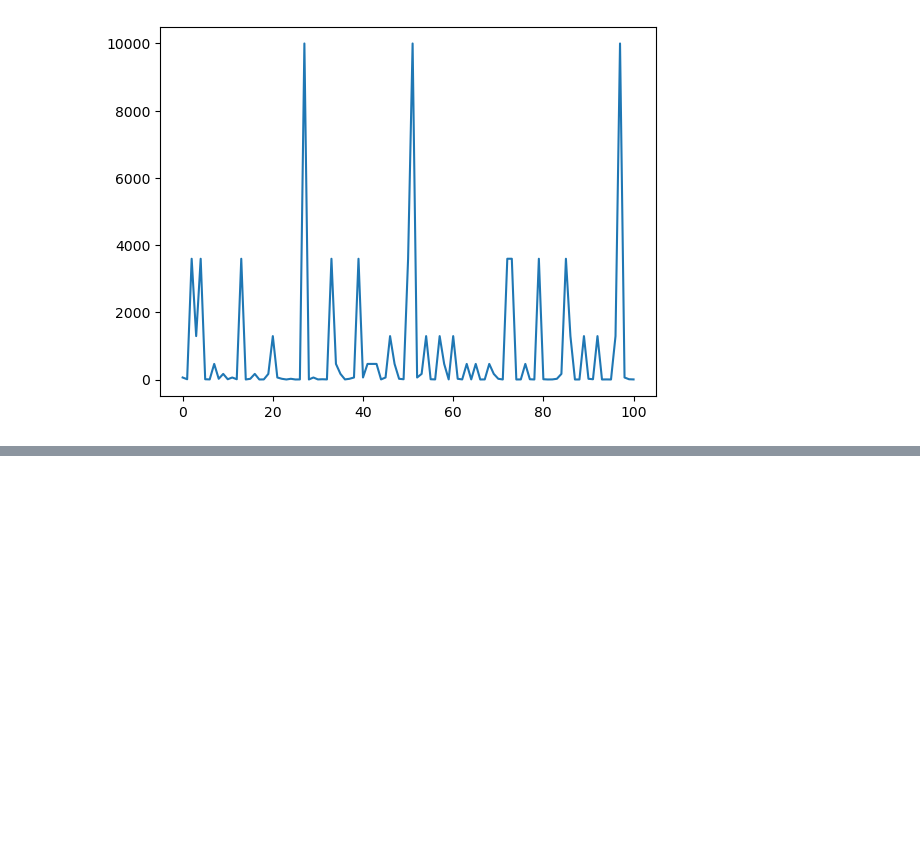
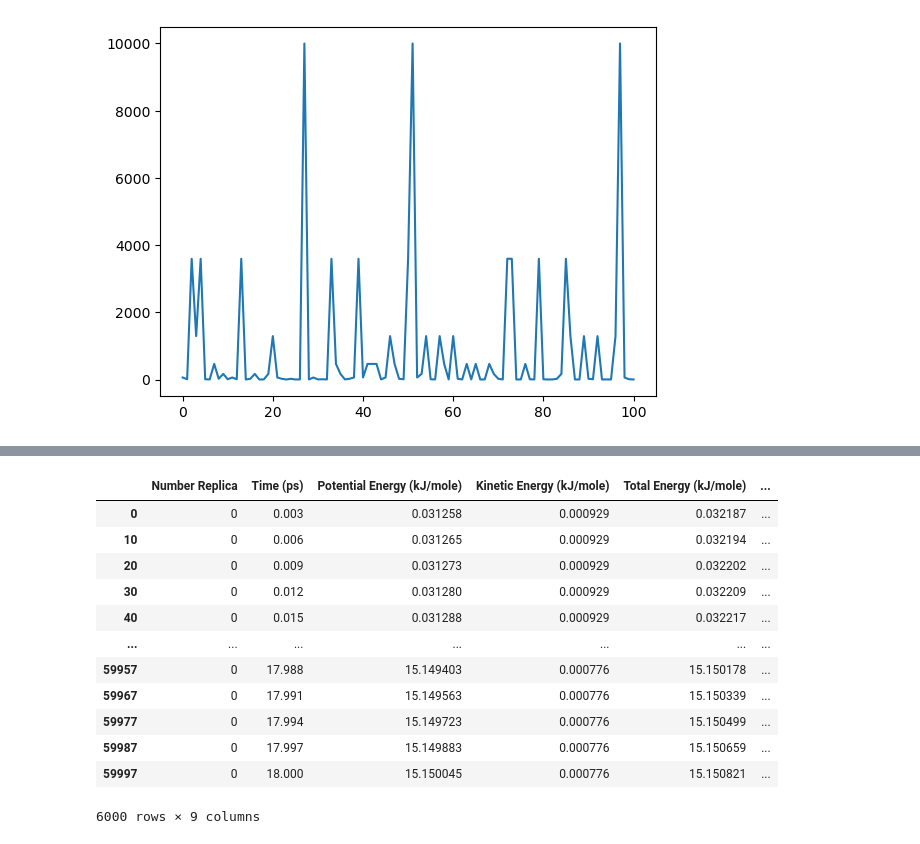
Before and after one commit to jacopoventurin/replica1, a Jupyter notebook: analysis_save.ipynb, the cells around one changed output, grey strips where cells are left out. Drawn from its saved outputs; the diff is of its cells as text; code cells hidden in the pictures; blank space fills up the shorter version.

```diff
--- a/analysis_save.ipynb
+++ b/analysis_save.ipynb
@@ -85,3 +95,19 @@ plt.plot()
+# %%
+df.plot()
+# %% [output]
+|  | Number Replica | Time (ps) | Potential Energy (kJ/mole) | Kinetic Energy (kJ/mole) | Total Energy (kJ/mole) | ... |
+| 0 | 0 | 0.003 | 0.031258 | 0.000929 | 0.032187 | ... |
+| 10 | 0 | 0.006 | 0.031265 | 0.000929 | 0.032194 | ... |
+| 20 | 0 | 0.009 | 0.031273 | 0.000929 | 0.032202 | ... |
+| 30 | 0 | 0.012 | 0.031280 | 0.000929 | 0.032209 | ... |
+| 40 | 0 | 0.015 | 0.031288 | 0.000929 | 0.032217 | ... |
+| ... | ... | ... | ... | ... | ... | ... |
+| 59957 | 0 | 17.988 | 15.149403 | 0.000776 | 15.150178 | ... |
+| 59967 | 0 | 17.991 | 15.149563 | 0.000776 | 15.150339 | ... |
+| 59977 | 0 | 17.994 | 15.149723 | 0.000776 | 15.150499 | ... |
+| 59987 | 0 | 17.997 | 15.149883 | 0.000776 | 15.150659 | ... |
+| 59997 | 0 | 18.000 | 15.150045 | 0.000776 | 15.150821 | ... |
+6000 rows × 9 columns
 # %%
 df
 # %% [output]
```
Also changed, not shown: parts of 10 cells of this notebook, 5 other files.
